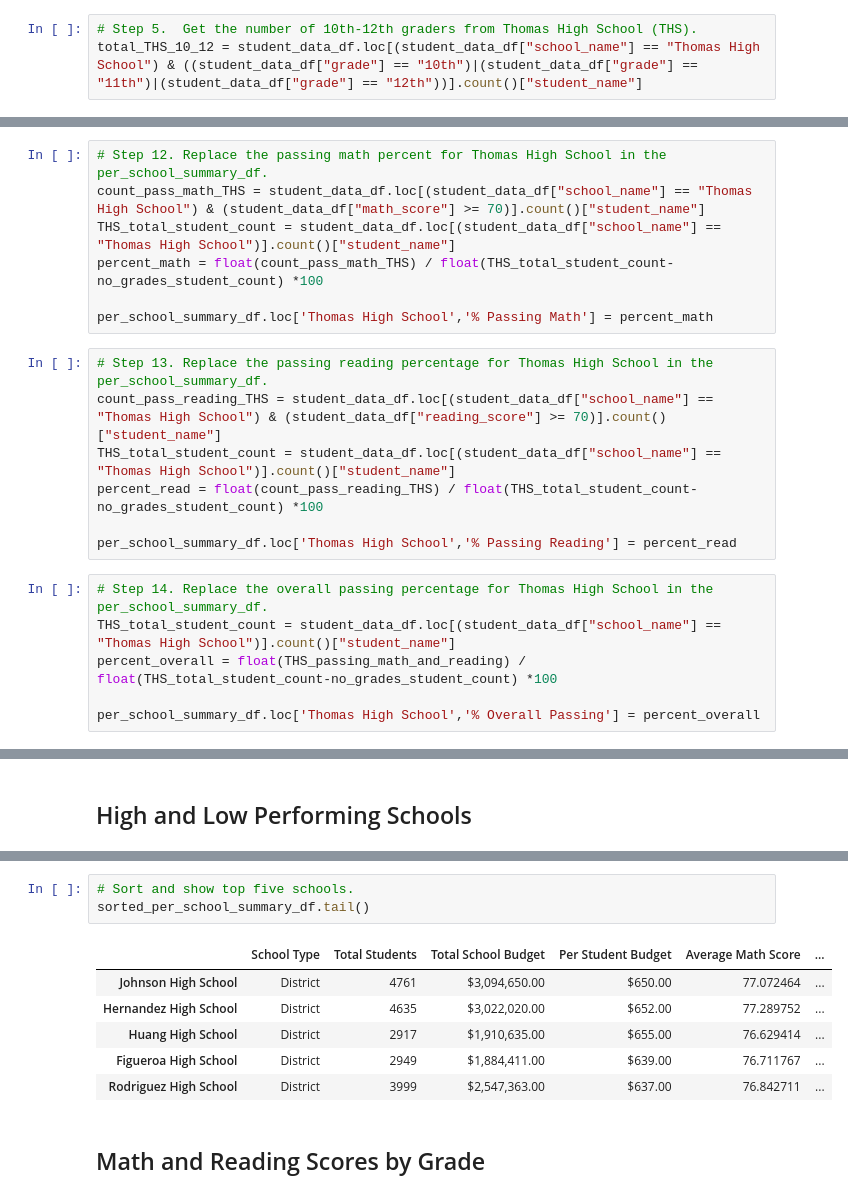
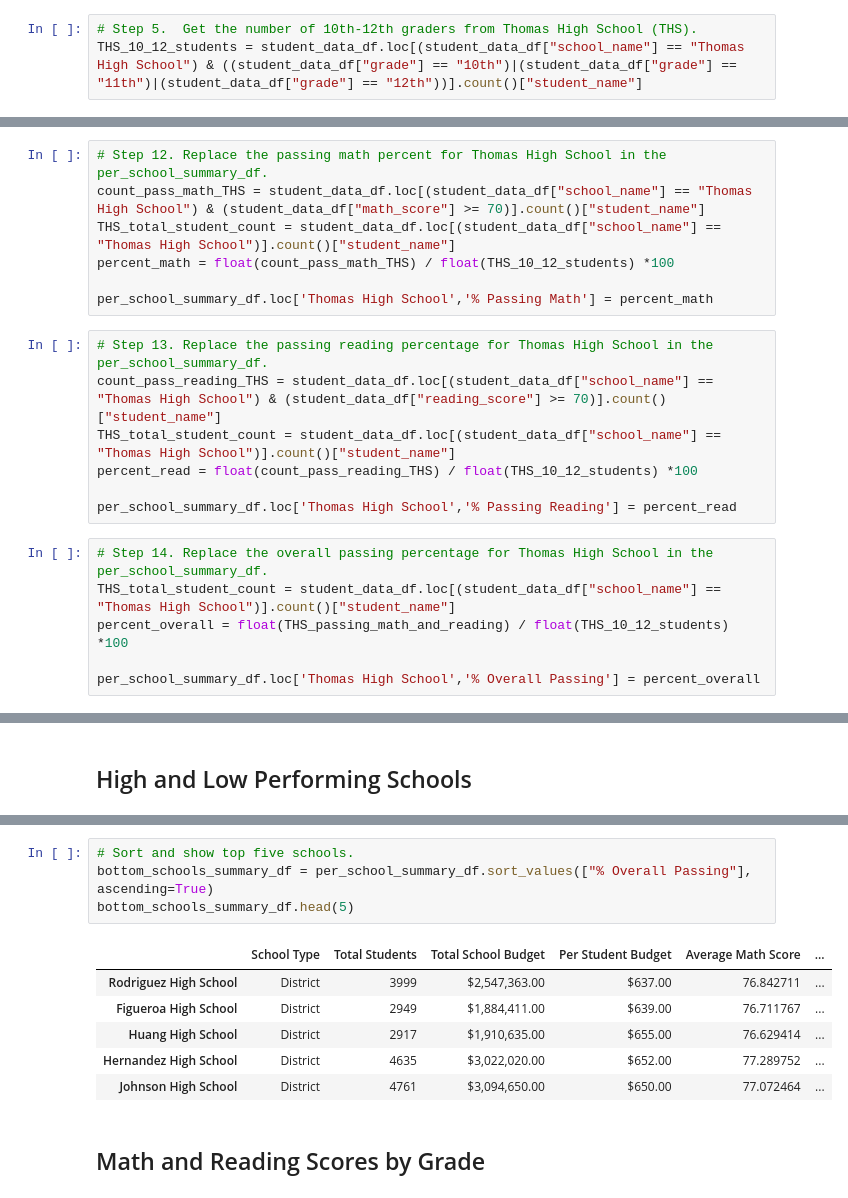
Before and after one commit to Bayan-daux/School_District_Analysis, a Jupyter notebook: PyCitySchools_Challenge.ipynb, the cells around one changed output, grey strips where cells are left out. Drawn from its saved outputs; the diff is of its cells as text.

```diff
--- a/PyCitySchools_Challenge.ipynb
+++ b/PyCitySchools_Challenge.ipynb
@@ -239,7 +238,7 @@ per_school_summary_df
 | Wright High School | Charter | 1800 | $1,049,400.00 | $583.00 | 83.682222 | ... |
 # %%
 # Step 5.  Get the number of 10th-12th graders from Thomas High School (THS).
-total_THS_10_12 = student_data_df.loc[(student_data_df["school_name"] == "Thomas High School") & ((student_data_df["grade"] == "10th")|(student_data_df["grade"] == "11th")|(student_data_df["grade"] == "12th"))].count()["student_name"]
+THS_10_12_students = student_data_df.loc[(student_data_df["school_name"] == "Thomas High School") & ((student_data_df["grade"] == "10th")|(student_data_df["grade"] == "11th")|(student_data_df["grade"] == "12th"))].count()["student_name"]
 # %%
 # Step 6. Get all the students passing math from THS
 student_data_df.loc[(student_data_df["school_name"] == "Thomas High School") & (student_data_df["math_score"] >= 70)]
@@ -302,20 +301,20 @@ percentage_THS_pass = THS_passing_math_and_reading / total_THS_10_12*100
 # Step 12. Replace the passing math percent for Thomas High School in the per_school_summary_df.
 count_pass_math_THS = student_data_df.loc[(student_data_df["school_name"] == "Thomas High School") & (student_data_df["math_score"] >= 70)].count()["student_name"]
 THS_total_student_count = student_data_df.loc[(student_data_df["school_name"] == "Thomas High School")].count()["student_name"]
-percent_math = float(count_pass_math_THS) / float(THS_total_student_count-no_grades_student_count) *100
+percent_math = float(count_pass_math_THS) / float(THS_10_12_students) *100
 
 per_school_summary_df.loc['Thomas High School','% Passing Math'] = percent_math
 # %%
 # Step 13. Replace the passing reading percentage for Thomas High School in the per_school_summary_df.
 count_pass_reading_THS = student_data_df.loc[(student_data_df["school_name"] == "Thomas High School") & (student_data_df["reading_score"] >= 70)].count()["student_name"]
 THS_total_student_count = student_data_df.loc[(student_data_df["school_name"] == "Thomas High School")].count()["student_name"]
-percent_read = float(count_pass_reading_THS) / float(THS_total_student_count-no_grades_student_count) *100
+percent_read = float(count_pass_reading_THS) / float(THS_10_12_students) *100
 
 per_school_summary_df.loc['Thomas High School','% Passing Reading'] = percent_read
 # %%
 # Step 14. Replace the overall passing percentage for Thomas High School in the per_school_summary_df.
 THS_total_student_count = student_data_df.loc[(student_data_df["school_name"] == "Thomas High School")].count()["student_name"]
-percent_overall = float(THS_passing_math_and_reading) / float(THS_total_student_count-no_grades_student_count) *100
+percent_overall = float(THS_passing_math_and_reading) / float(THS_10_12_students) *100
 
 per_school_summary_df.loc['Thomas High School','% Overall Passing'] = percent_overall
 # %%
@@ -353,14 +352,15 @@ sorted_per_school_summary_df.head()
 | Pena High School | Charter | 962 | $585,858.00 | $609.00 | 83.839917 | ... |
 # %%
 # Sort and show top five schools.
-sorted_per_school_summary_df.tail()
+bottom_schools_summary_df = per_school_summary_df.sort_values(["% Overall Passing"], ascending=True)
+bottom_schools_summary_df.head(5)
 # %% [output]
 |  | School Type | Total Students | Total School Budget | Per Student Budget | Average Math Score | ... |
+| Rodriguez High School | District | 3999 | $2,547,363.00 | $637.00 | 76.842711 | ... |
+| Figueroa High School | District | 2949 | $1,884,411.00 | $639.00 | 76.711767 | ... |
+| Huang High School | District | 2917 | $1,910,635.00 | $655.00 | 76.629414 | ... |
+| Hernandez High School | District | 4635 | $3,022,020.00 | $652.00 | 77.289752 | ... |
 | Johnson High School | District | 4761 | $3,094,650.00 | $650.00 | 77.072464 | ... |
-| Hernandez High School | District | 4635 | $3,022,020.00 | $652.00 | 77.289752 | ... |
-| Huang High School | District | 2917 | $1,910,635.00 | $655.00 | 76.629414 | ... |
-| Figueroa High School | District | 2949 | $1,884,411.00 | $639.00 | 76.711767 | ... |
-| Rodriguez High School | District | 3999 | $2,547,363.00 | $637.00 | 76.842711 | ... |
 # %% [markdown]
 ## Math and Reading Scores by Grade
 # %%
```
Also changed, not shown: parts of 38 cells of this notebook.
